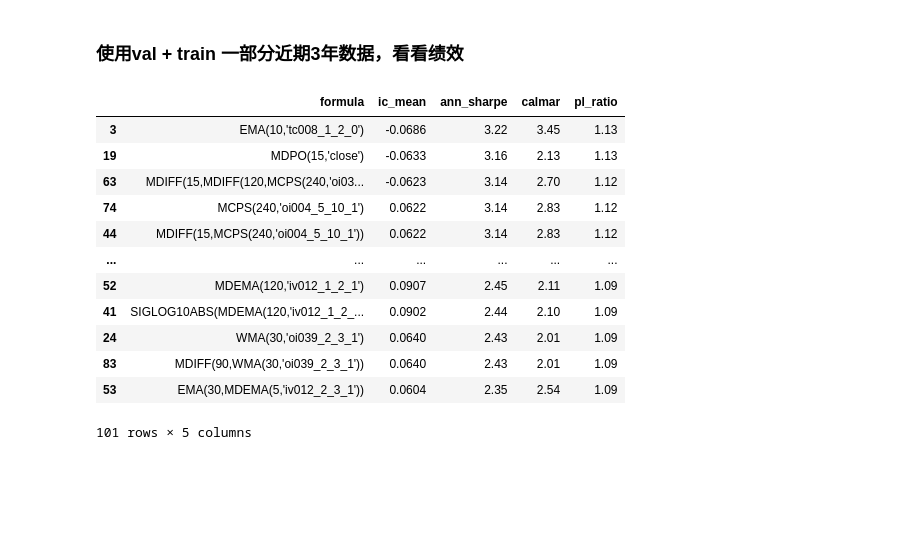
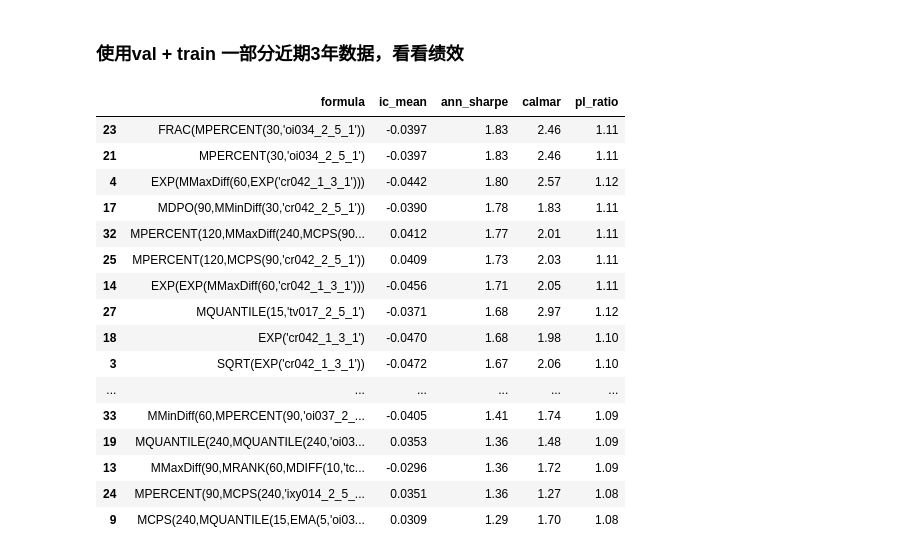
Before and after one commit to flaght/Chrono, a Jupyter notebook: genuis/mizar/21.3.人工再筛绩效因子.ipynb, the cells around one changed output. Saved outputs shown, nothing was run; the diff lists cells and outputs as text; code cells hidden in the pictures; blank space fills up the shorter version.

```diff
--- a/genuis/mizar/21.3.人工再筛绩效因子.ipynb
+++ b/genuis/mizar/21.3.人工再筛绩效因子.ipynb
@@ -10,28 +10,32 @@ from dotenv import load_dotenv
 load_dotenv()
 from lib.flp001 import *
 # %%
-method = 'ricso2'
-task_id = '113001'
-instruments = 'rbb'
-period = 5
+method = 'bicso3'
+task_id = '122001'
+instruments = 'mab'
+period = 15
 # %%
-draft_data = load_data2(method=method, task_id=task_id, instruments=instruments,
-          period=period, filename='chosen_pro.csv')
+draft_data = load_data3(method=method, task_id=task_id, instruments=instruments,
+          period=period, filename='draft1.csv')
 draft_data.sort_values(by=['ann_sharpe'],ascending=False)[['formula','ic_mean','ann_sharpe','calmar','pl_ratio']]
 # %% [output]
 |  | formula | ic_mean | ann_sharpe | calmar | pl_ratio |
-| 3 | EMA(10,'tc008_1_2_0') | -0.0686 | 3.22 | 3.45 | 1.13 |
-| 19 | MDPO(15,'close') | -0.0633 | 3.16 | 2.13 | 1.13 |
-| 63 | MDIFF(15,MDIFF(120,MCPS(240,'oi03... | -0.0623 | 3.14 | 2.70 | 1.12 |
-| 74 | MCPS(240,'oi004_5_10_1') | 0.0622 | 3.14 | 2.83 | 1.12 |
-| 44 | MDIFF(15,MCPS(240,'oi004_5_10_1')) | 0.0622 | 3.14 | 2.83 | 1.12 |
+| 23 | FRAC(MPERCENT(30,'oi034_2_5_1')) | -0.0397 | 1.83 | 2.46 | 1.11 |
+| 21 | MPERCENT(30,'oi034_2_5_1') | -0.0397 | 1.83 | 2.46 | 1.11 |
+| 4 | EXP(MMaxDiff(60,EXP('cr042_1_3_1'))) | -0.0442 | 1.80 | 2.57 | 1.12 |
+| 17 | MDPO(90,MMinDiff(30,'cr042_2_5_1')) | -0.0390 | 1.78 | 1.83 | 1.11 |
+| 32 | MPERCENT(120,MMaxDiff(240,MCPS(90... | 0.0412 | 1.77 | 2.01 | 1.11 |
+| 25 | MPERCENT(120,MCPS(90,'cr042_2_5_1')) | 0.0409 | 1.73 | 2.03 | 1.11 |
+| 14 | EXP(EXP(MMaxDiff(60,'cr042_1_3_1'))) | -0.0456 | 1.71 | 2.05 | 1.11 |
+| 27 | MQUANTILE(15,'tv017_2_5_1') | -0.0371 | 1.68 | 2.97 | 1.12 |
+| 18 | EXP('cr042_1_3_1') | -0.0470 | 1.68 | 1.98 | 1.10 |
+| 3 | SQRT(EXP('cr042_1_3_1')) | -0.0472 | 1.67 | 2.06 | 1.10 |
 | ... | ... | ... | ... | ... | ... |
-| 52 | MDEMA(120,'iv012_1_2_1') | 0.0907 | 2.45 | 2.11 | 1.09 |
-| 41 | SIGLOG10ABS(MDEMA(120,'iv012_1_2_... | 0.0902 | 2.44 | 2.10 | 1.09 |
-| 24 | WMA(30,'oi039_2_3_1') | 0.0640 | 2.43 | 2.01 | 1.09 |
-| 83 | MDIFF(90,WMA(30,'oi039_2_3_1')) | 0.0640 | 2.43 | 2.01 | 1.09 |
-| 53 | EMA(30,MDEMA(5,'iv012_2_3_1')) | 0.0604 | 2.35 | 2.54 | 1.09 |
+| 33 | MMinDiff(60,MPERCENT(90,'oi037_2_... | -0.0405 | 1.41 | 1.74 | 1.09 |
+| 19 | MQUANTILE(240,MQUANTILE(240,'oi03... | 0.0353 | 1.36 | 1.48 | 1.09 |
+| 13 | MMaxDiff(90,MRANK(60,MDIFF(10,'tc... | -0.0296 | 1.36 | 1.72 | 1.09 |
+| 24 | MPERCENT(90,MCPS(240,'ixy014_2_5_... | 0.0351 | 1.36 | 1.27 | 1.08 |
+| 9 | MCPS(240,MQUANTILE(15,EMA(5,'oi03... | 0.0309 | 1.29 | 1.70 | 1.08 |
-101 rows × 5 columns
 # %%
 draft_data['plot'] = draft_data['plot'].apply(make_clickable)
 # %%
```
Also changed, not shown: parts of 2 cells of this notebook, 7 other files.
